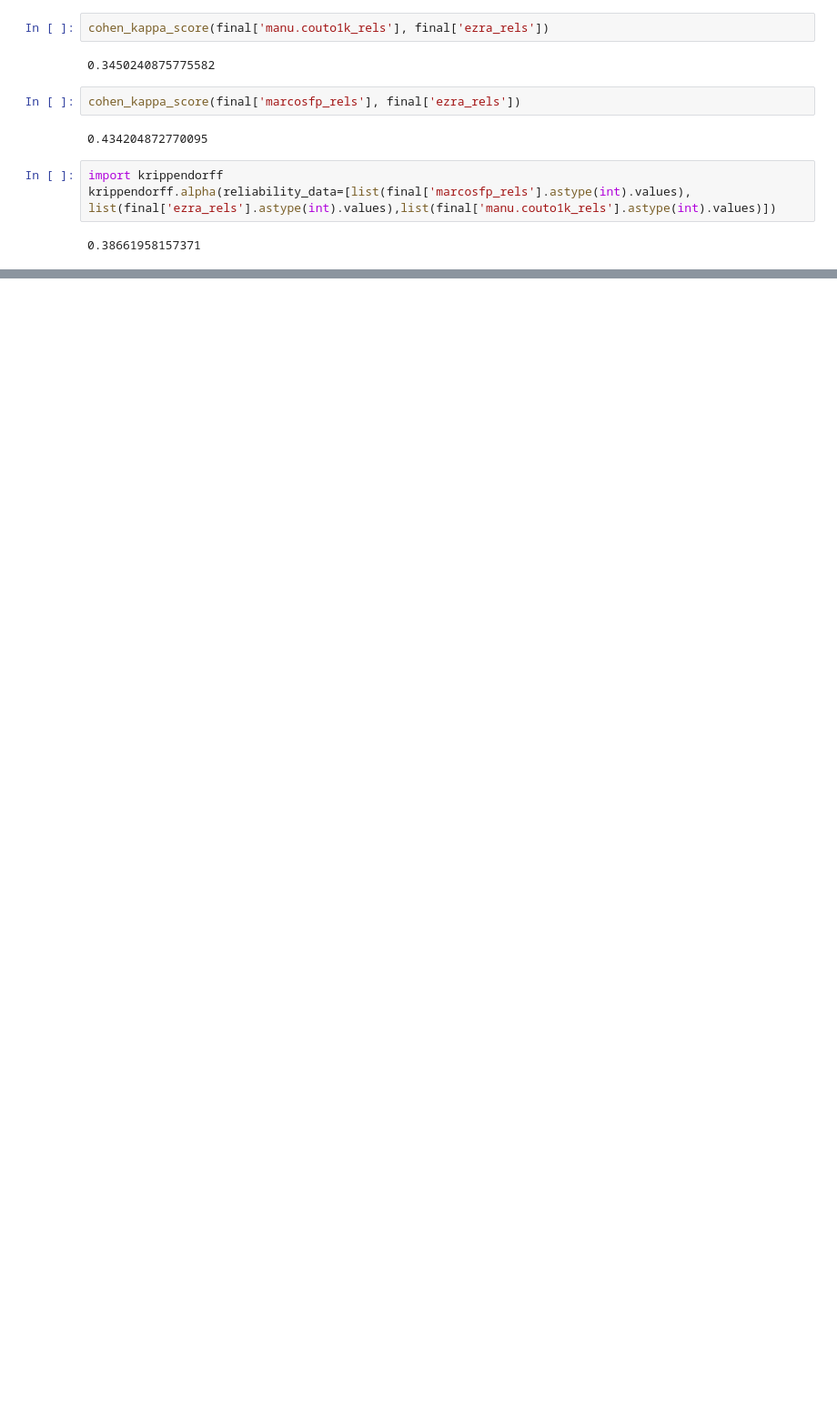
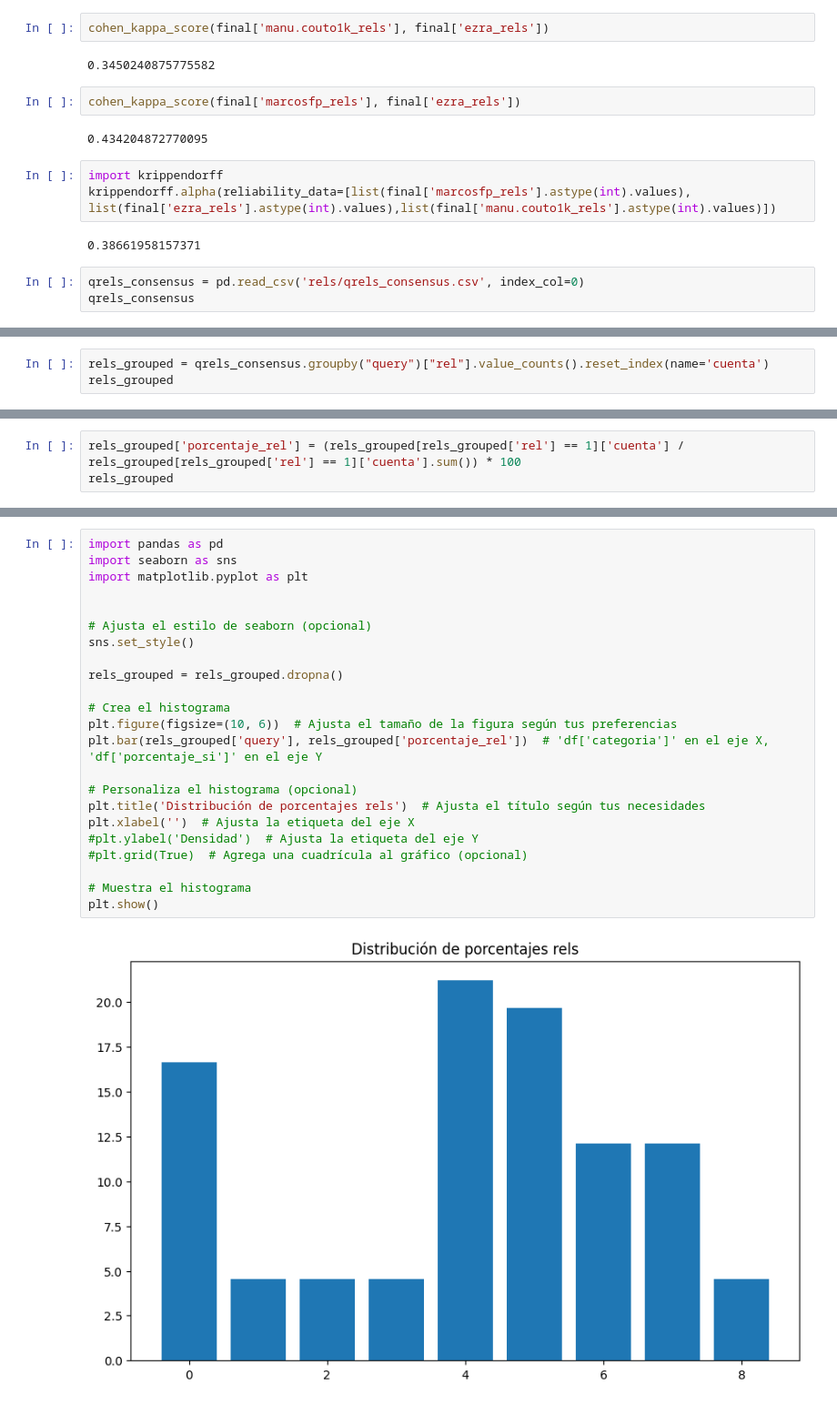
Before and after one commit to citiususc/ludosym, a Jupyter notebook: qrels-stats.ipynb, the cells around one changed output, grey strips where cells are left out. Shown at 91% size. Cells and saved outputs as stored; diff of their text form; blank space fills up the shorter version.

```diff
--- a/qrels-stats.ipynb
+++ b/qrels-stats.ipynb
@@ -445,3 +274,6 @@ import krippendorff
 krippendorff.alpha(reliability_data=[list(final['marcosfp_rels'].astype(int).values), list(final['ezra_rels'].astype(int).values),list(final['manu.couto1k_rels'].astype(int).values)])
 # %% [output]
 0.38661958157371
+# %%
+qrels_consensus = pd.read_csv('rels/qrels_consensus.csv', index_col=0)
+qrels_consensus
@@ -447,0 +294,3 @@ krippendorff.alpha(reliability_data=[list(final['marcosfp_rels'].astype(int).val
+# %%
+rels_grouped = qrels_consensus.groupby("query")["rel"].value_counts().reset_index(name='cuenta')
+rels_grouped
@@ -447,0 +315,3 @@ krippendorff.alpha(reliability_data=[list(final['marcosfp_rels'].astype(int).val
+# %%
+rels_grouped['porcentaje_rel'] = (rels_grouped[rels_grouped['rel'] == 1]['cuenta'] / rels_grouped[rels_grouped['rel'] == 1]['cuenta'].sum()) * 100
+rels_grouped
@@ -447,0 +340,25 @@ krippendorff.alpha(reliability_data=[list(final['marcosfp_rels'].astype(int).val
+# %%
+import pandas as pd
+import seaborn as sns
+import matplotlib.pyplot as plt
+
+
+# Ajusta el estilo de seaborn (opcional)
+sns.set_style()
+
+rels_grouped = rels_grouped.dropna()
+
+# Crea el histograma
+plt.figure(figsize=(10, 6))  # Ajusta el tamaño de la figura según tus preferencias
+plt.bar(rels_grouped['query'], rels_grouped['porcentaje_rel'])  # 'df['categoria']' en el eje X, 'df['porcentaje_si']' en el eje Y
+
+# Personaliza el histograma (opcional)
+plt.title('Distribución de porcentajes rels')  # Ajusta el título según tus necesidades
+plt.xlabel('')  # Ajusta la etiqueta del eje X
+#plt.ylabel('Densidad')  # Ajusta la etiqueta del eje Y
+#plt.grid(True)  # Agrega una cuadrícula al gráfico (opcional)
+
+# Muestra el histograma
+plt.show()
+# %% [output]
+[figure, added]
```
Also changed, not shown: parts of 40 cells of this notebook, 1 other file.
